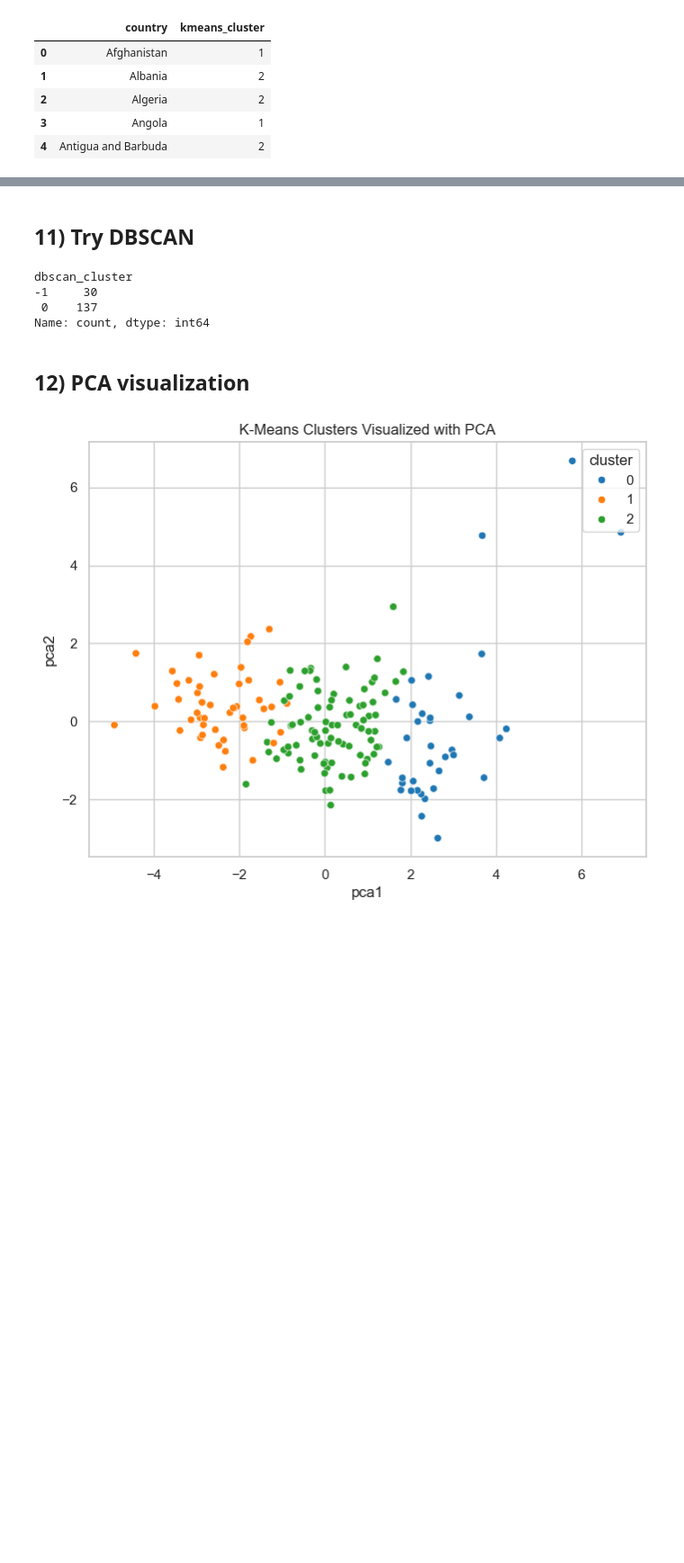
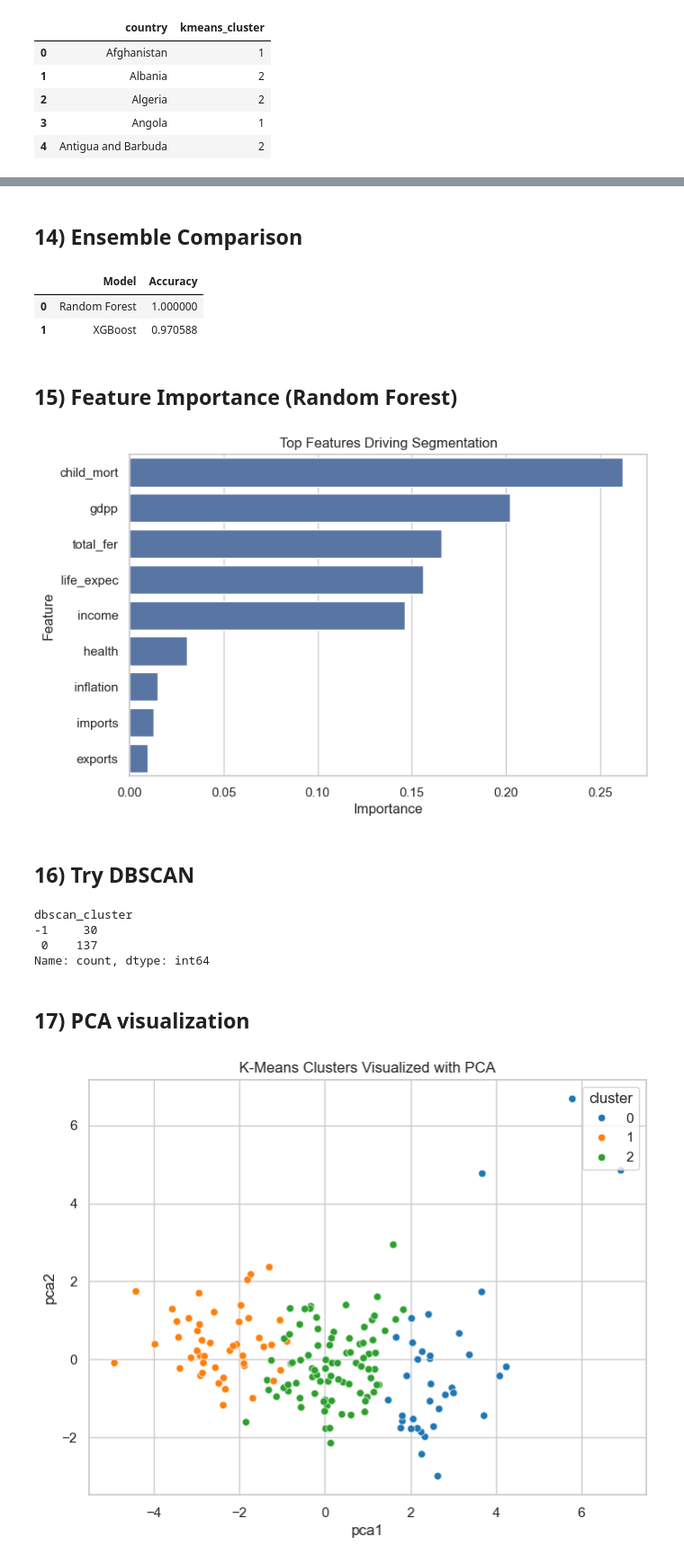
Before and after one commit to Tanishk-sharma9905/Tanishk_Sharma_JECRC_DS_Assignments, a Jupyter notebook: week3_Tanishk_Sharma.ipynb, the cells around one changed output, grey strips where cells are left out. Shown at 90% size. Cells and saved outputs as stored; diff of their text form; code cells hidden in the pictures; blank space fills up the shorter version.

```diff
--- a/week3_Tanishk_Sharma.ipynb
+++ b/week3_Tanishk_Sharma.ipynb
@@ -198,0 +224,7 @@ Silhouette Score: 0.28329575683463126
+# %%
+X=features
+y=df['kmeans_cluster']
+
+X_train,X_test,y_train,y_test=train_test_split(X, y,test_size=0.2,random_state=42,stratify=y)
+
+print(X_train.shape,X_test.shape)
@@ -198,0 +235,13 @@ Silhouette Score: 0.28329575683463126
+# %%
+rf=RandomForestClassifier(
+    n_estimators=200,
+    random_state=42
+)
+
+rf.fit(X_train,y_train)
+
+rf_pred=rf.predict(X_test)
+
+print("Random Forest Accuracy:",accuracy_score(y_test,rf_pred))
+
+print(classification_report(y_test,rf_pred))
@@ -199,3 +289,43 @@ Silhouette Score: 0.28329575683463126
+# %% [markdown]
+## 14) Ensemble Comparison
+# %%
+comparison=pd.DataFrame({
+    "Model":["Random Forest","XGBoost"],
+    "Accuracy":[
+        accuracy_score(y_test,rf_pred),
+        accuracy_score(y_test,xgb_pred)
+    ]
+})
+
+comparison.sort_values(
+    by="Accuracy",
+    ascending=False
+)
+# %% [output]
+|  | Model | Accuracy |
+| 0 | Random Forest | 1.000000 |
+| 1 | XGBoost | 0.970588 |
+# %% [markdown]
+## 15) Feature Importance (Random Forest)
+# %%
+importance=pd.DataFrame({
+    "Feature": X.columns,
+    "Importance":rf.feature_importances_
+}).sort_values(
+    by="Importance",
+    ascending=False
+)
+
+plt.figure(figsize=(8,5))
+sns.barplot(
+    data=importance.head(10),
+    x="Importance",
+    y="Feature"
+)
+plt.title("Top Features Driving Segmentation")
+plt.show()
+# %% [output]
+[figure, added]
 # %% [markdown]
-## 11) Try DBSCAN
+## 16) Try DBSCAN
 # %%
@@ -209,5 +339,5 @@ dbscan_cluster
  0    137
 Name: count, dtype: int64
 # %% [markdown]
-## 12) PCA visualization
+## 17) PCA visualization
 # %%
```
Also changed, not shown: parts of 24 cells of this notebook.
